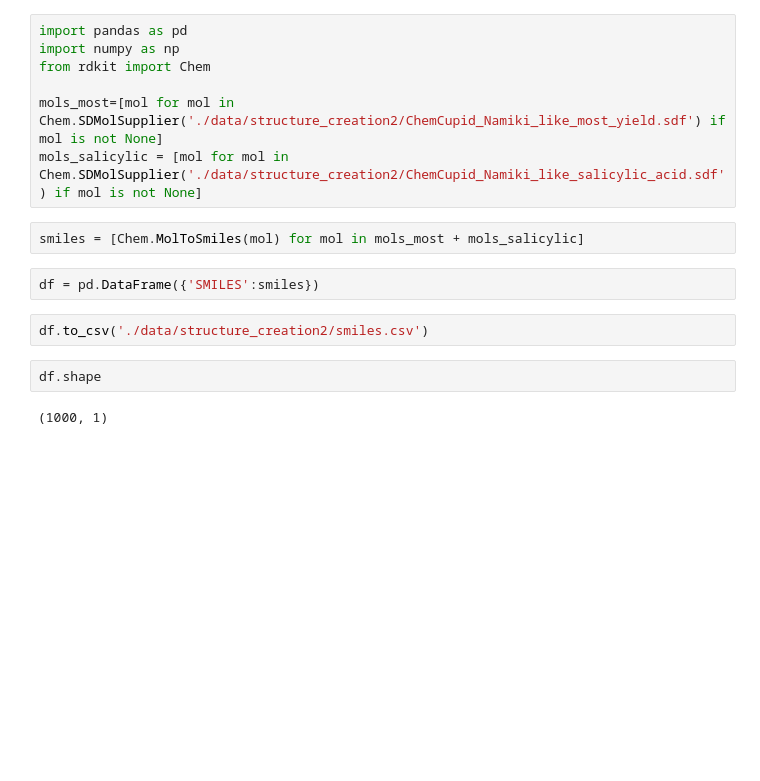
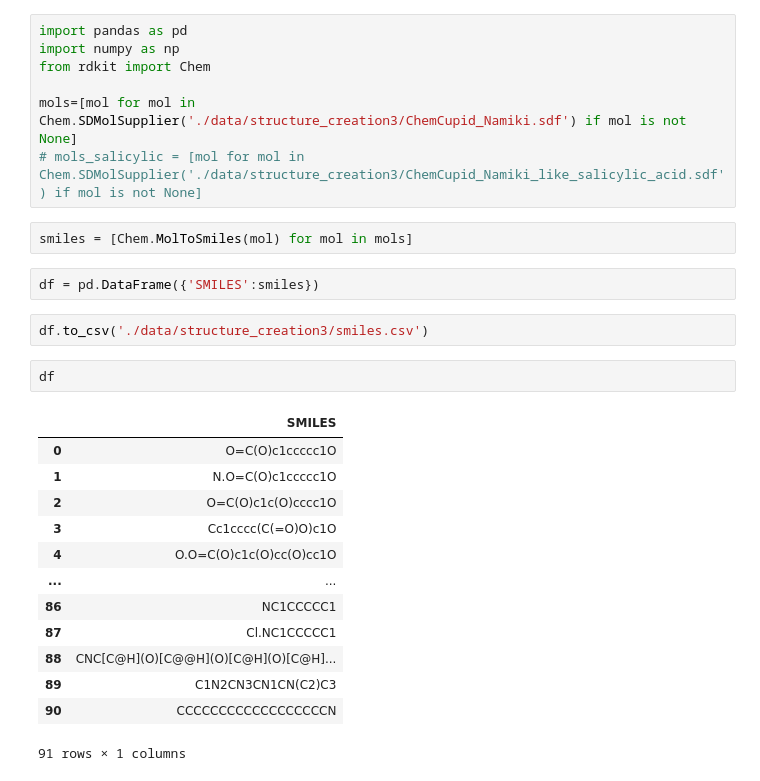
Before and after one commit to wwwyo/lab, a Jupyter notebook: convertSDF.ipynb, the cells around one changed output. Cells and saved outputs as stored; diff of their text form; blank space fills up the shorter version.

```diff
--- a/convertSDF.ipynb
+++ b/convertSDF.ipynb
@@ -3,15 +3,27 @@ import pandas as pd
 import numpy as np
 from rdkit import Chem
 
-mols_most=[mol for mol in Chem.SDMolSupplier('./data/structure_creation2/ChemCupid_Namiki_like_most_yield.sdf') if mol is not None]
-mols_salicylic = [mol for mol in Chem.SDMolSupplier('./data/structure_creation2/ChemCupid_Namiki_like_salicylic_acid.sdf') if mol is not None]
+mols=[mol for mol in Chem.SDMolSupplier('./data/structure_creation3/ChemCupid_Namiki.sdf') if mol is not None]
+# mols_salicylic = [mol for mol in Chem.SDMolSupplier('./data/structure_creation3/ChemCupid_Namiki_like_salicylic_acid.sdf') if mol is not None]
 # %%
-smiles = [Chem.MolToSmiles(mol) for mol in mols_most + mols_salicylic]
+smiles = [Chem.MolToSmiles(mol) for mol in mols]
 # %%
 df = pd.DataFrame({'SMILES':smiles})
 # %%
-df.to_csv('./data/structure_creation2/smiles.csv')
+df.to_csv('./data/structure_creation3/smiles.csv')
 # %%
-df.shape
+df
 # %% [output]
+|  | SMILES |
+| 0 | O=C(O)c1ccccc1O |
+| 1 | N.O=C(O)c1ccccc1O |
+| 2 | O=C(O)c1c(O)cccc1O |
+| 3 | Cc1cccc(C(=O)O)c1O |
+| 4 | O.O=C(O)c1c(O)cc(O)cc1O |
+| ... | ... |
+| 86 | NC1CCCCC1 |
+| 87 | Cl.NC1CCCCC1 |
+| 88 | CNC[C@H](O)[C@@H](O)[C@H](O)[C@H]... |
+| 89 | C1N2CN3CN1CN(C2)C3 |
+| 90 | CCCCCCCCCCCCCCCCCCN |
-(1000, 1)
+91 rows × 1 columns
```
Also changed, not shown: 3 other files.
